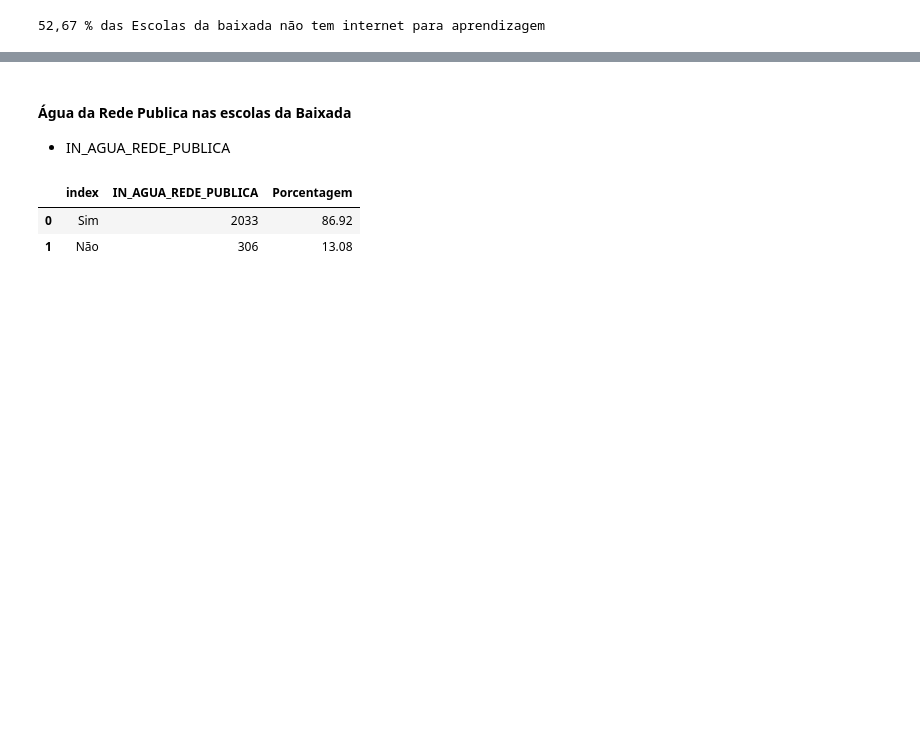
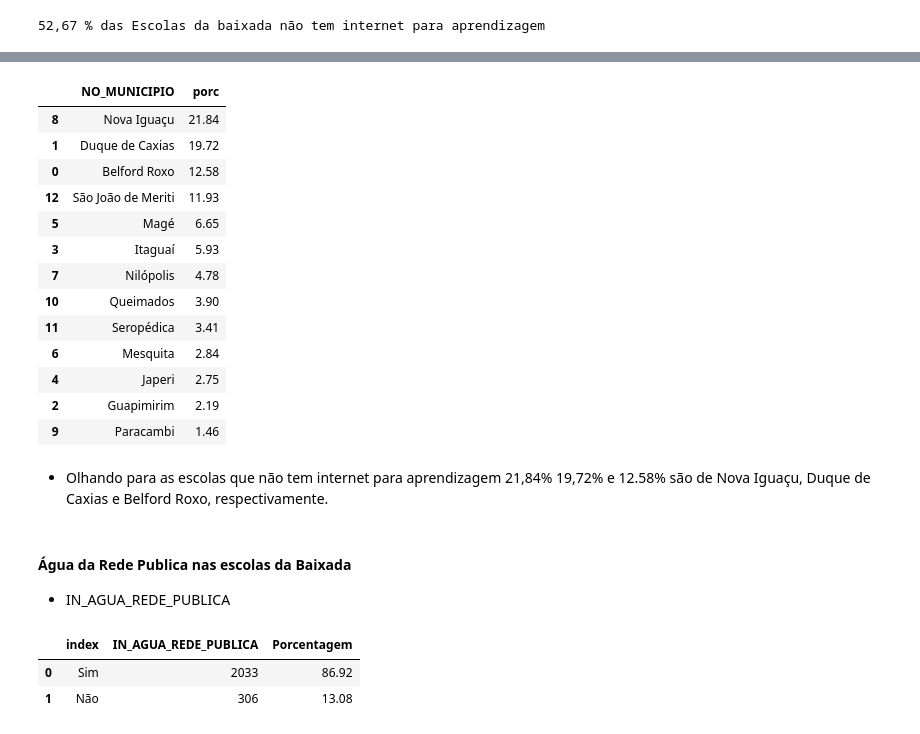
Before and after one commit to CyberBantu/Analise_CensoEscolar_RJ, a Jupyter notebook: Analise_dados_CensoEscolar_RJ.ipynb, the cells around one changed output, grey strips where cells are left out. Saved outputs shown, nothing was run; the diff lists cells and outputs as text; code cells hidden in the pictures; blank space fills up the shorter version.

Commit message:
Adicionando analise de Município para Escolas sem internet para aprendizagem

```diff
--- a/Analise_dados_CensoEscolar_RJ.ipynb
+++ b/Analise_dados_CensoEscolar_RJ.ipynb
@@ -228,3 +228,7 @@ escolas_aprendizagem_total_baixada
 print('52,67 % das Escolas da baixada não tem internet para aprendizagem')
 # %% [output]
 52,67 % das Escolas da baixada não tem internet para aprendizagem
+# %%
+baixada_sem_internet = baixada.query("IN_INTERNET_APRENDIZAGEM == 0")
+baixada_sem_net = baixada_sem_internet[['NO_MUNICIPIO', 'TP_DEPENDENCIA']].value_counts().reset_index().rename(columns = {0 : 'qtd'})
+baixada_sem_net['porc'] = round(baixada_sem_net['qtd'] / baixada_sem_net['qtd'].sum()*100,2)
@@ -231,3 +244,22 @@ print('52,67 % das Escolas da baixada não tem internet para aprendizagem')
+# %%
+baixada_sem_net.groupby(['NO_MUNICIPIO'])['porc'].sum().reset_index().sort_values(by = 'porc', ascending = False)
+# %% [output]
+|  | NO_MUNICIPIO | porc |
+| 8 | Nova Iguaçu | 21.84 |
+| 1 | Duque de Caxias | 19.72 |
+| 0 | Belford Roxo | 12.58 |
+| 12 | São João de Meriti | 11.93 |
+| 5 | Magé | 6.65 |
+| 3 | Itaguaí | 5.93 |
+| 7 | Nilópolis | 4.78 |
+| 10 | Queimados | 3.90 |
+| 11 | Seropédica | 3.41 |
+| 6 | Mesquita | 2.84 |
+| 4 | Japeri | 2.75 |
+| 2 | Guapimirim | 2.19 |
+| 9 | Paracambi | 1.46 |
+# %% [markdown]
+* Olhando para as escolas que não tem internet para aprendizagem 21,84% 19,72% e 12.58% são de Nova Iguaçu, Duque de Caxias e Belford Roxo, respectivamente.
 # %% [markdown]
 #### Água da Rede Publica nas escolas da Baixada
 * IN_AGUA_REDE_PUBLICA
```
Also changed, not shown: parts of 2 cells of this notebook.
